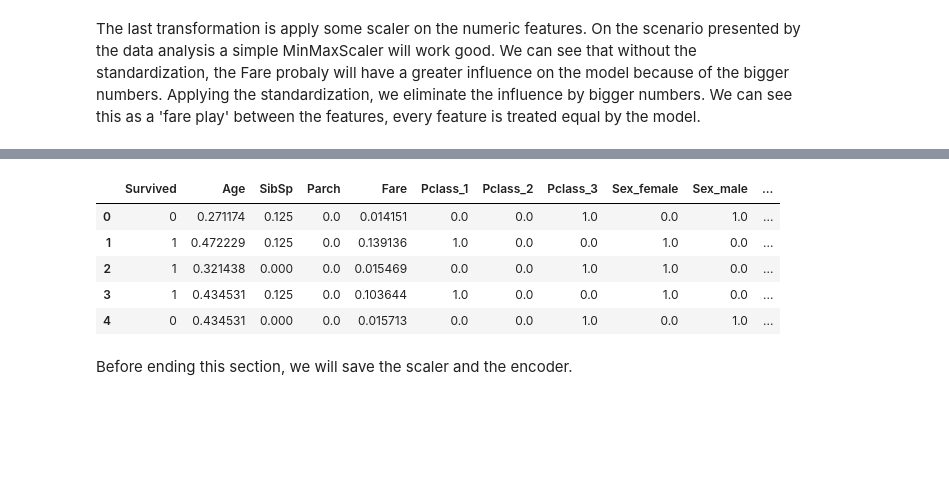
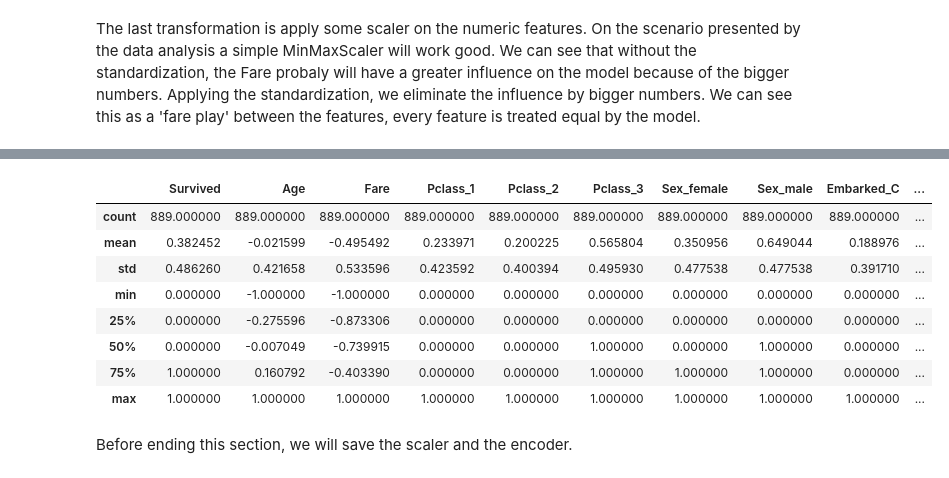
Before and after one commit to MarceloVelludo/Titanic-Kaggle, a Jupyter notebook: 3-DataPrep/3.DataPrep.ipynb, the cells around one changed output, grey strips where cells are left out. Cells and saved outputs as stored; diff of their text form; code cells hidden in the pictures; blank space fills up the shorter version.

```diff
--- a/3-DataPrep/3.DataPrep.ipynb
+++ b/3-DataPrep/3.DataPrep.ipynb
@@ -73,0 +258,3 @@ array(['S', 'C', 'Q'], dtype=object)
+# %%
+train_ds.loc[train_ds['Fare']> 100, 'Fare'] = 100
+test_ds.loc[test_ds['Fare']> 100, 'Fare'] = 100
@@ -75,7 +304,7 @@ array(['S', 'C', 'Q'], dtype=object)
 Some columns has categorical values which needs to be transformed. We will use one hot enconding.
 # %%
 from sklearn.preprocessing import OneHotEncoder
-cat_columns = ['Pclass', 'Sex', 'Embarked']
+cat_columns = ['Pclass', 'Sex', 'Embarked', 'SibSp', 'Parch']
 one = OneHotEncoder(sparse_output=False).fit(X=train_ds[cat_columns])
 # %%
 one.get_feature_names_out()
@@ -114,9 +358,8 @@ train_ds.head()
 # %% [markdown]
 The last transformation is apply some scaler on the numeric features. On the scenario presented by the data analysis a simple MinMaxScaler will work good. We can see that without the standardization, the Fare probaly will have a greater influence on the model because of the bigger numbers. Applying the standardization, we eliminate the influence by bigger numbers. We can see this as a 'fare play' between the features, every feature is treated equal by the model.
 # %%
-from sklearn.preprocessing import MinMaxScaler
+from sklearn.preprocessing import StandardScaler, MinMaxScaler
 
-#selecting the numeric features.
-numeric_features = ['Age', 'SibSp', 'Parch', 'Fare']
 
-mm_scaler = MinMaxScaler().fit(X=train_ds[numeric_features])
+
+std_scaler = MinMaxScaler((-1,1)).fit(X=train_ds[numeric_features])
@@ -123,3 +389,6 @@ mm_scaler = MinMaxScaler().fit(X=train_ds[numeric_features])
 # %%
-train_ds[numeric_features] = mm_scaler.transform(train_ds[numeric_features])
-test_ds[numeric_features] = mm_scaler.transform(test_ds[numeric_features])
+train_ds[numeric_features] = std_scaler.transform(train_ds[numeric_features])
+test_ds[numeric_features] = std_scaler.transform(test_ds[numeric_features])
+
+#train_ds[fare_features] = mm_scaler.transform(train_ds[fare_features])
+#test_ds[fare_features] = mm_scaler.transform(test_ds[fare_features])
@@ -126,12 +418,15 @@ test_ds[numeric_features] = mm_scaler.transform(test_ds[numeric_features])
 # %%
-train_ds.head()
+train_ds.describe()
 # %% [output]
-|  | Survived | Age | SibSp | Parch | Fare | Pclass_1 | Pclass_2 | Pclass_3 | Sex_female | Sex_male | ... |
-| 0 | 0 | 0.271174 | 0.125 | 0.0 | 0.014151 | 0.0 | 0.0 | 1.0 | 0.0 | 1.0 | ... |
-| 1 | 1 | 0.472229 | 0.125 | 0.0 | 0.139136 | 1.0 | 0.0 | 0.0 | 1.0 | 0.0 | ... |
-| 2 | 1 | 0.321438 | 0.000 | 0.0 | 0.015469 | 0.0 | 0.0 | 1.0 | 1.0 | 0.0 | ... |
-| 3 | 1 | 0.434531 | 0.125 | 0.0 | 0.103644 | 1.0 | 0.0 | 0.0 | 1.0 | 0.0 | ... |
-| 4 | 0 | 0.434531 | 0.000 | 0.0 | 0.015713 | 0.0 | 0.0 | 1.0 | 0.0 | 1.0 | ... |
+|  | Survived | Age | Fare | Pclass_1 | Pclass_2 | Pclass_3 | Sex_female | Sex_male | Embarked_C | ... |
+| count | 889.000000 | 889.000000 | 889.000000 | 889.000000 | 889.000000 | 889.000000 | 889.000000 | 889.000000 | 889.000000 | ... |
+| mean | 0.382452 | -0.021599 | -0.495492 | 0.233971 | 0.200225 | 0.565804 | 0.350956 | 0.649044 | 0.188976 | ... |
+| std | 0.486260 | 0.421658 | 0.533596 | 0.423592 | 0.400394 | 0.495930 | 0.477538 | 0.477538 | 0.391710 | ... |
+| min | 0.000000 | -1.000000 | -1.000000 | 0.000000 | 0.000000 | 0.000000 | 0.000000 | 0.000000 | 0.000000 | ... |
+| 25% | 0.000000 | -0.275596 | -0.873306 | 0.000000 | 0.000000 | 0.000000 | 0.000000 | 0.000000 | 0.000000 | ... |
+| 50% | 0.000000 | -0.007049 | -0.739915 | 0.000000 | 0.000000 | 1.000000 | 0.000000 | 1.000000 | 0.000000 | ... |
+| 75% | 1.000000 | 0.160792 | -0.403390 | 0.000000 | 0.000000 | 1.000000 | 1.000000 | 1.000000 | 0.000000 | ... |
+| max | 1.000000 | 1.000000 | 1.000000 | 1.000000 | 1.000000 | 1.000000 | 1.000000 | 1.000000 | 1.000000 | ... |
 # %% [markdown]
 Before ending this section, we will save the scaler and the encoder.
 # %%
```
Also changed, not shown: parts of 38 cells of this notebook, 4 other files.
